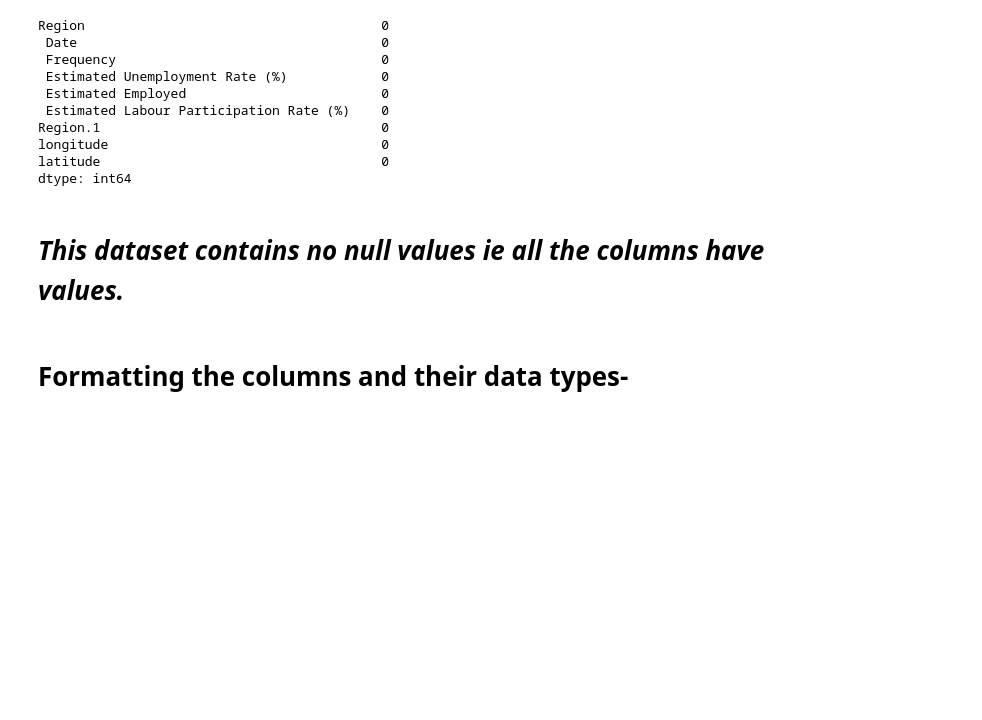
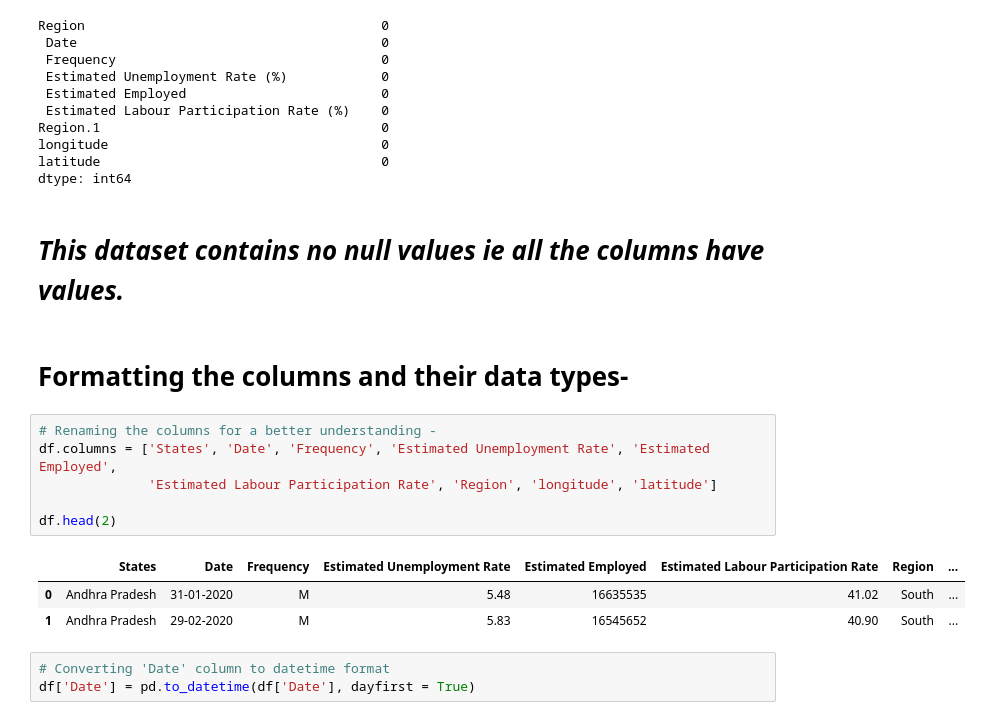
Before and after one commit to Sankalpmahanta/OIBSIP-Oasisinfobyte, a Jupyter notebook: OIBSIP_TASK_3_UNEMPLOYMENT_ANALYSIS_WITH_PYTHON_.ipynb, the cells around one changed output. Saved outputs shown, nothing was run; the diff lists cells and outputs as text; blank space fills up the shorter version.

```diff
--- a/OIBSIP_TASK_3_UNEMPLOYMENT_ANALYSIS_WITH_PYTHON_.ipynb
+++ b/OIBSIP_TASK_3_UNEMPLOYMENT_ANALYSIS_WITH_PYTHON_.ipynb
@@ -106,3 +106,16 @@ dtype: int64
 # *This dataset contains no null values ie all the columns have values.*
 # %% [markdown]
 # **Formatting the columns and their data types-**
+# %%
+# Renaming the columns for a better understanding -
+df.columns = ['States', 'Date', 'Frequency', 'Estimated Unemployment Rate', 'Estimated Employed',
+              'Estimated Labour Participation Rate', 'Region', 'longitude', 'latitude']
+
+df.head(2)
+# %% [output]
+|  | States | Date | Frequency | Estimated Unemployment Rate | Estimated Employed | Estimated Labour Participation Rate | Region | ... |
+| 0 | Andhra Pradesh | 31-01-2020 | M | 5.48 | 16635535 | 41.02 | South | ... |
+| 1 | Andhra Pradesh | 29-02-2020 | M | 5.83 | 16545652 | 40.90 | South | ... |
+# %%
+# Converting 'Date' column to datetime format
+df['Date'] = pd.to_datetime(df['Date'], dayfirst = True)
```
Also changed, not shown: parts of 3 cells of this notebook.
